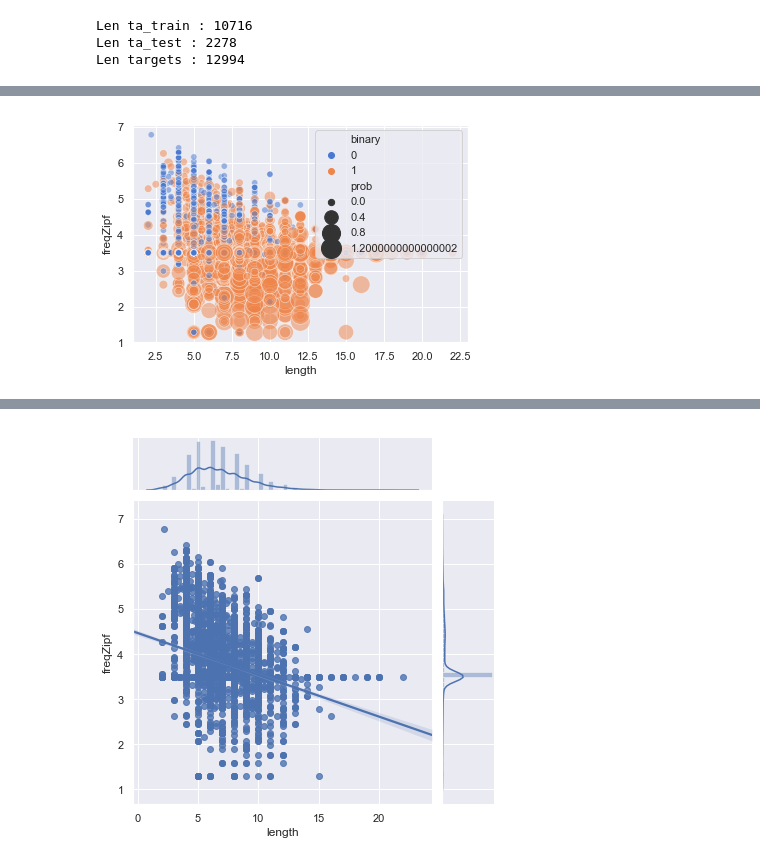
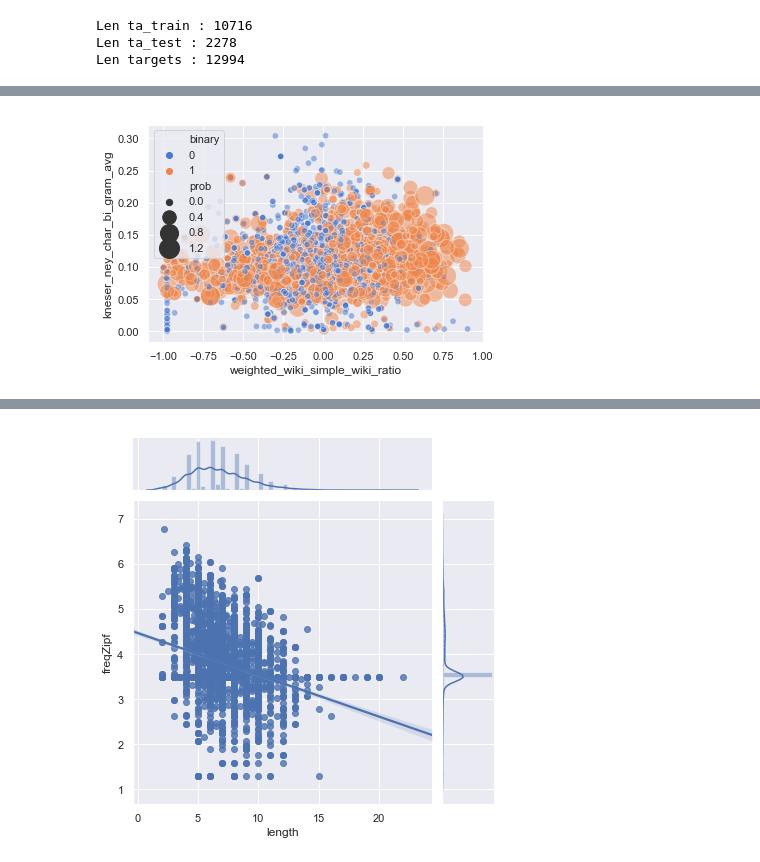
Before and after one commit to kristiankolthoff/CoWoPhId, a Jupyter notebook: python/features_cwi.ipynb, the cells around one changed output, grey strips where cells are left out. Saved outputs shown, nothing was run; the diff lists cells and outputs as text; code cells hidden in the pictures.

Commit message:
Features updated, new Kneser-Ney LM features

```diff
--- a/python/features_cwi.ipynb
+++ b/python/features_cwi.ipynb
@@ -587,12 +651,18 @@ wordNetLemmatizer = WordNetLemmatizer()
 
 def features_corpus_based(dataframe):
     df = dataframe.copy()
-    df['mrc_kf_freq'] = df.target.apply(lambda target : agg_feat_num_average(target, mrc_database, lambda word : word.kf_freq))
-    df['mrc_kf_ncats'] = df.target.apply(lambda target : agg_feat_num_average(target, mrc_database, lambda word : word.kf_ncats))
-    df['mrc_tl_freq'] = df.target.apply(lambda target : agg_feat_num_average(target, mrc_database, lambda word : word.tl_freq))
-    df['mrc_brown_freq'] = df.target.apply(lambda target : agg_feat_num_average(target, mrc_database, lambda word : word.brown_freq))
+    df['mrc_kf_freq'] = df.target.apply(lambda target : agg_feat_num_average(target, mrc_database, \
+                                                                    lambda word : word.kf_freq))
+    df['mrc_kf_ncats'] = df.target.apply(lambda target : agg_feat_num_average(target, mrc_database, \
+                                                                    lambda word : word.kf_ncats))
+    df['mrc_tl_freq'] = df.target.apply(lambda target : agg_feat_num_average(target, mrc_database, \
+                                                                    lambda word : word.tl_freq))
+    df['mrc_brown_freq'] = df.target.apply(lambda target : agg_feat_num_average(target, mrc_database, \
+                                                                    lambda word : word.brown_freq))
     df['freq_wiki'] = df.target.apply(lambda target : agg_feat_num_average(target, get_dict_count, word_freq_wiki))
     df['log_freq_wiki'] = df.freq_wiki.apply(lambda freq : np.nan_to_num(np.log(freq)))
+    df['freq_simple_wiki'] = df.target.apply(lambda target : agg_feat_num_average(target, get_dict_count, word_freq_simple_wiki))
+    df['log_freq_simple_wiki'] = df.freq_simple_wiki.apply(lambda freq : np.nan_to_num(np.log(freq)))
     df['freq_bnc'] = df.target.apply(lambda target : agg_feat_num_average(target, \
                                     lambda target : word_freq_bnc.get(target)[0] if word_freq_bnc.get(target) else 0))
     df['log_freq_bnc'] = df.freq_bnc.apply(lambda freq : np.nan_to_num(np.log(freq)))
@@ -615,6 +685,17 @@ def features_corpus_based(dataframe):
                     lambda target : subtlex_us[target.strip().lower()][1] if subtlex_us.get(target.strip().lower()) else 0))
     df['subtlex_cd_uk'] = df.target.apply(lambda target : agg_feat_num_average(target, \
                                     lambda target : subtlex_uk_dict.get(target, 0)))
+    df['kneser_ney_word_uni_gram'] = df.target.apply(lambda target : agg_feat_num_average(target, \
+                                                    kneser_ney_word_uni_gram))
+    df['kneser_ney_word_bi_gram'] = df.target.apply(lambda target :  kneser_ney_word_bi_gram(target))
+    df['kneser_ney_char_uni_gram_avg'] = df.target.apply(lambda target : agg_feat_num_average(target, \
+                                                    kneser_ney_char_uni_gram_avg))
+    df['kneser_ney_char_bi_gram_avg'] = df.target.apply(lambda target : agg_feat_num_average(target, \
+                                                    kneser_ney_char_bi_gram_avg))
+    df['kneser_ney_char_tri_gram_avg'] = df.target.apply(lambda target : agg_feat_num_average(target, \
+                                                    kneser_ney_char_tri_gram_avg))
+    df['weighted_wiki_simple_wiki_ratio'] = df.target.apply(lambda target : agg_feat_num_average(target, \
+                                                                weighted_wiki_simple_wiki_ratio, N_WEIGHT))
     return df
 
 fc_corpus_based = FeatureCategory('corpus-based', features_corpus_based)
@@ -627,17 +730,18 @@ concat_features = concat_feature_datasets(dataset_fc_corpus_based, dataset_fc_or
 # %%
 import seaborn as sns
 import matplotlib.pyplot as plt
 
 sns.set(style="darkgrid")
 
 #Select wikipedia train set of concatenation
 data = concat_features[0].train
 #data = data.loc[data.cal_ngram_2_sim_min<0.3,]
-
-complexity_plot = sns.scatterplot(x="length", y="freqZipf", hue="binary", size='prob',
+#data['kneser20'] = data.kneser_ney_word_uni_gram * 10000
+#data = data.loc[data.kneser20<10,]
+complexity_plot_1 = sns.scatterplot(x="weighted_wiki_simple_wiki_ratio", y="kneser_ney_char_bi_gram_avg", hue="binary", size='prob',
             sizes=(40, 400), alpha=.5, palette="muted",
             data=data)
-plt.show(complexity_plot)
+plt.show(complexity_plot_1)
 # %% [output]
-[figure, old version]
+[figure, new version]
 # %%
```
Also changed, not shown: parts of 24 cells of this notebook.
